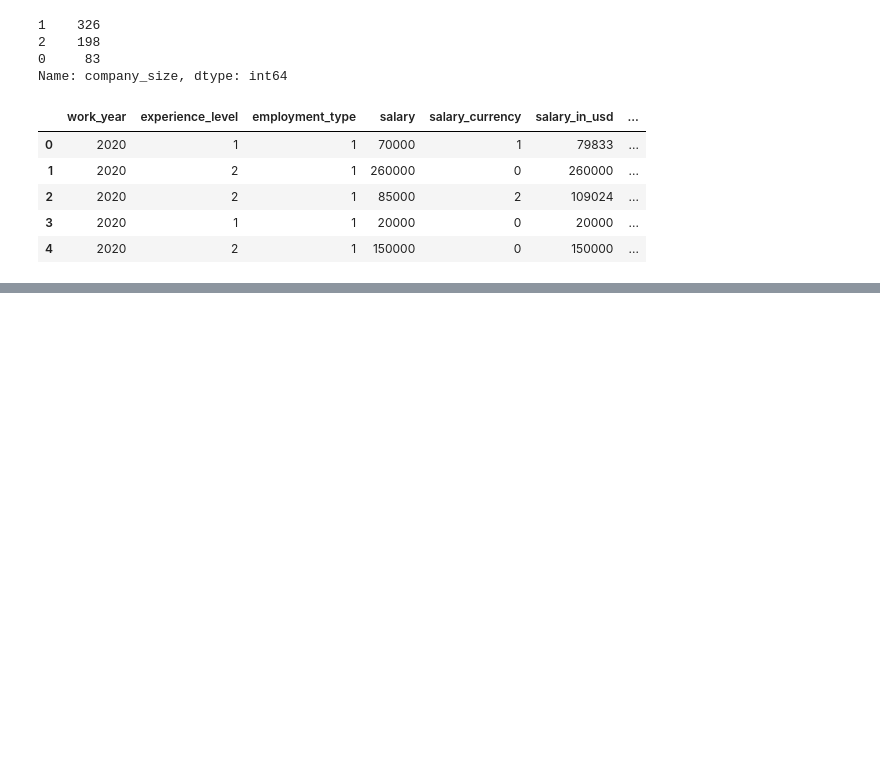
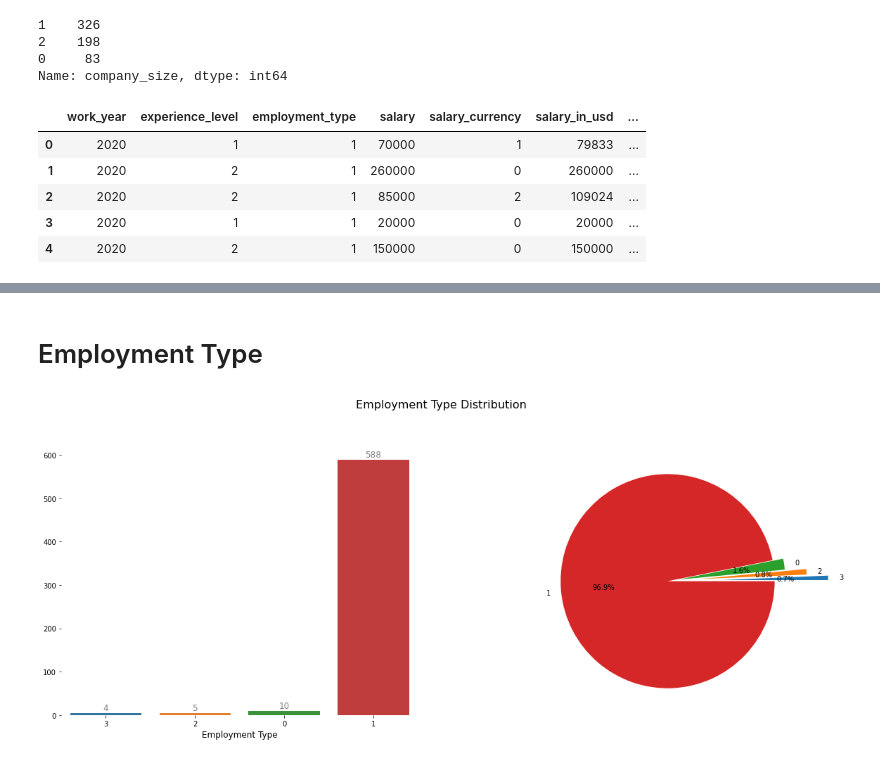
Before and after one commit to leotanaka4/ds-job-salaries, a Jupyter notebook: main.ipynb, the cells around one changed output, grey strips where cells are left out. Drawn from its saved outputs; the diff is of its cells as text; code cells hidden in the pictures; blank space fills up the shorter version.

```diff
--- a/main.ipynb
+++ b/main.ipynb
@@ -532,0 +586,6 @@ sns.heatmap(correlação, annot=True, cmap="Blues")
+# %% [markdown]
+# Employment Type
+# %%
+univariate_multi_plot(x="employment_type", xlabel="Employment Type", explode=(0.5, 0.3, 0.1, 0))
+# %% [output]
+[figure, added]
```
Also changed, not shown: parts of 13 cells of this notebook.
